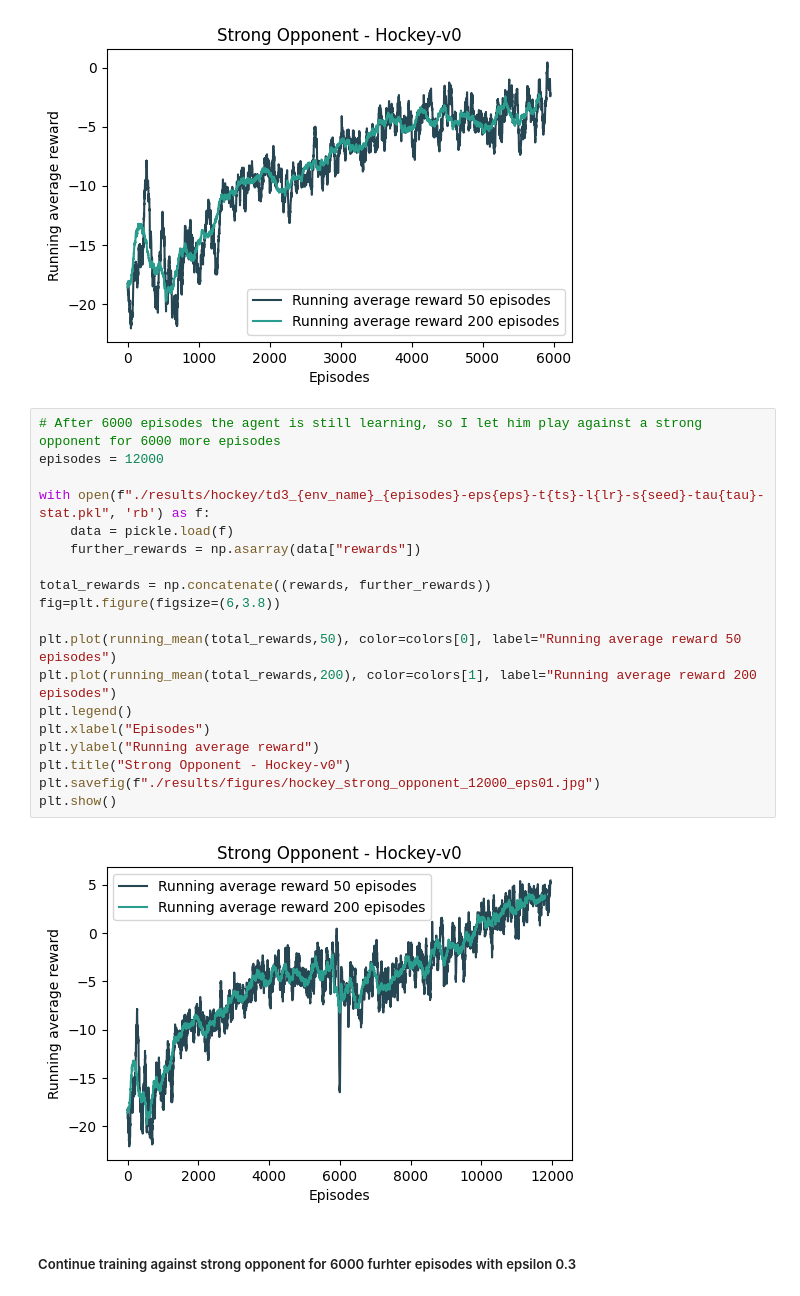
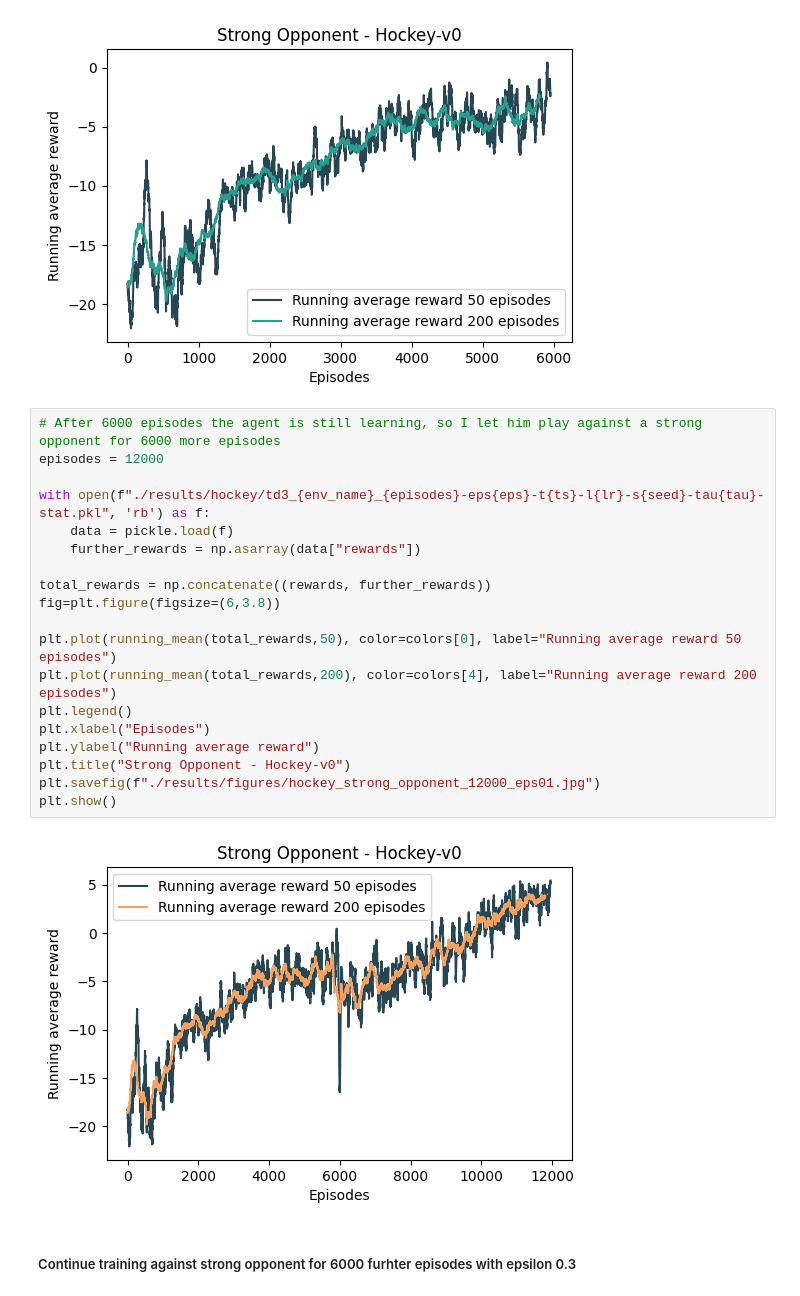
Before and after one commit to mdeppner/electric_dream_machine, a Jupyter notebook: TD3/TD3 project evaluation.ipynb, the cells around one changed output. Drawn from its saved outputs; the diff is of its cells as text.

```diff
--- a/TD3/TD3 project evaluation.ipynb
+++ b/TD3/TD3 project evaluation.ipynb
@@ -262,24 +262,24 @@ plt.show()
 # %%
 # After 6000 episodes the agent is still learning, so I let him play against a strong opponent for 6000 more episodes
 episodes = 12000
 
 with open(f"./results/hockey/td3_{env_name}_{episodes}-eps{eps}-t{ts}-l{lr}-s{seed}-tau{tau}-stat.pkl", 'rb') as f:
     data = pickle.load(f)
     further_rewards = np.asarray(data["rewards"])
 
 total_rewards = np.concatenate((rewards, further_rewards))
 fig=plt.figure(figsize=(6,3.8))
 
 plt.plot(running_mean(total_rewards,50), color=colors[0], label="Running average reward 50 episodes")
-plt.plot(running_mean(total_rewards,200), color=colors[1], label="Running average reward 200 episodes")
+plt.plot(running_mean(total_rewards,200), color=colors[4], label="Running average reward 200 episodes")
 plt.legend()
 plt.xlabel("Episodes")
 plt.ylabel("Running average reward")
 plt.title("Strong Opponent - Hockey-v0")
 plt.savefig(f"./results/figures/hockey_strong_opponent_12000_eps01.jpg")
 plt.show()
 # %% [output]
-[figure, old version]
+[figure, new version]
 # %% [markdown]
 ##### Continue training against strong opponent for 6000 furhter episodes with epsilon 0.3
 # %%
```
Also changed, not shown: parts of 6 cells of this notebook, 4 other files.
